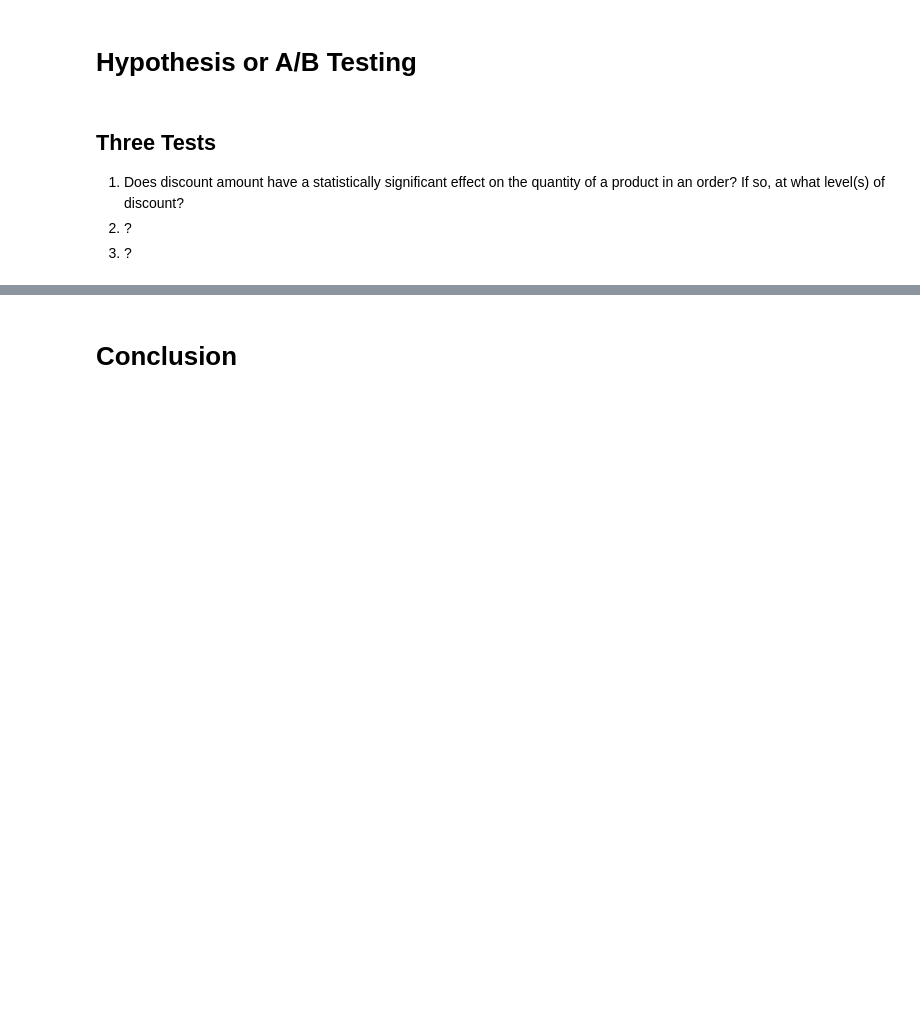
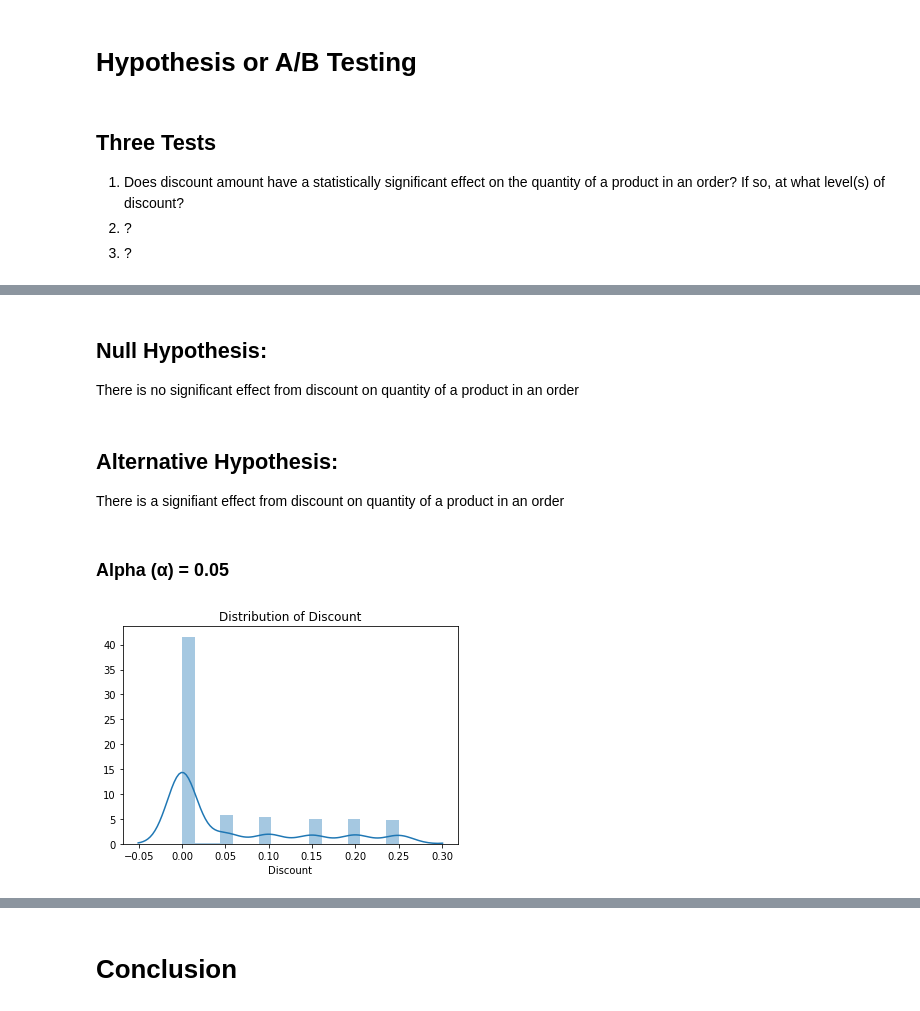
Before and after one commit to andymdc31/flatiron_project2, a Jupyter notebook: dsc-mod-3-project-online-ds-ft-081219/Project_Code.ipynb, the cells around one changed output, grey strips where cells are left out. Saved outputs shown, nothing was run; the diff lists cells and outputs as text; code cells hidden in the pictures; blank space fills up the shorter version.

```diff
--- a/dsc-mod-3-project-online-ds-ft-081219/Project_Code.ipynb
+++ b/dsc-mod-3-project-online-ds-ft-081219/Project_Code.ipynb
@@ -14,4 +21,11 @@
 # %%
 #get sql database
+conn = sqlite3.connect('Northwind_small.sqlite')
+cur = conn.cursor()
 # %%
 #function to pull sql queries and return a pandas table
+def query_to_df(query):
+    cur.execute(query)
+    df = pd.DataFrame(cur.fetchall())
+    df.columns = [x[0] for x in cur.description]
+    return df
@@ -23,0 +32,6 @@
+# %%
+#query 1
+#Need Discount & Quantity from OrderDetail table
+query1 = """SELECT Discount, Quantity
+            FROM OrderDetail;"""
+df1 = query_to_df(query1)
@@ -23,0 +59,14 @@
+# %% [markdown]
+## Null Hypothesis:
+There is no significant effect from discount on quantity of a product in an order
+# %% [markdown]
+## Alternative Hypothesis:
+There is a signifiant effect from discount on quantity of a product in an order
+# %% [markdown]
+### Alpha (α) = 0.05
+# %%
+#seaborn distplot
+sns.distplot(df1.Discount);
+plt.title('Distribution of Discount');
+# %% [output]
+[figure, added]
```
Also changed, not shown: parts of 24 cells of this notebook.
